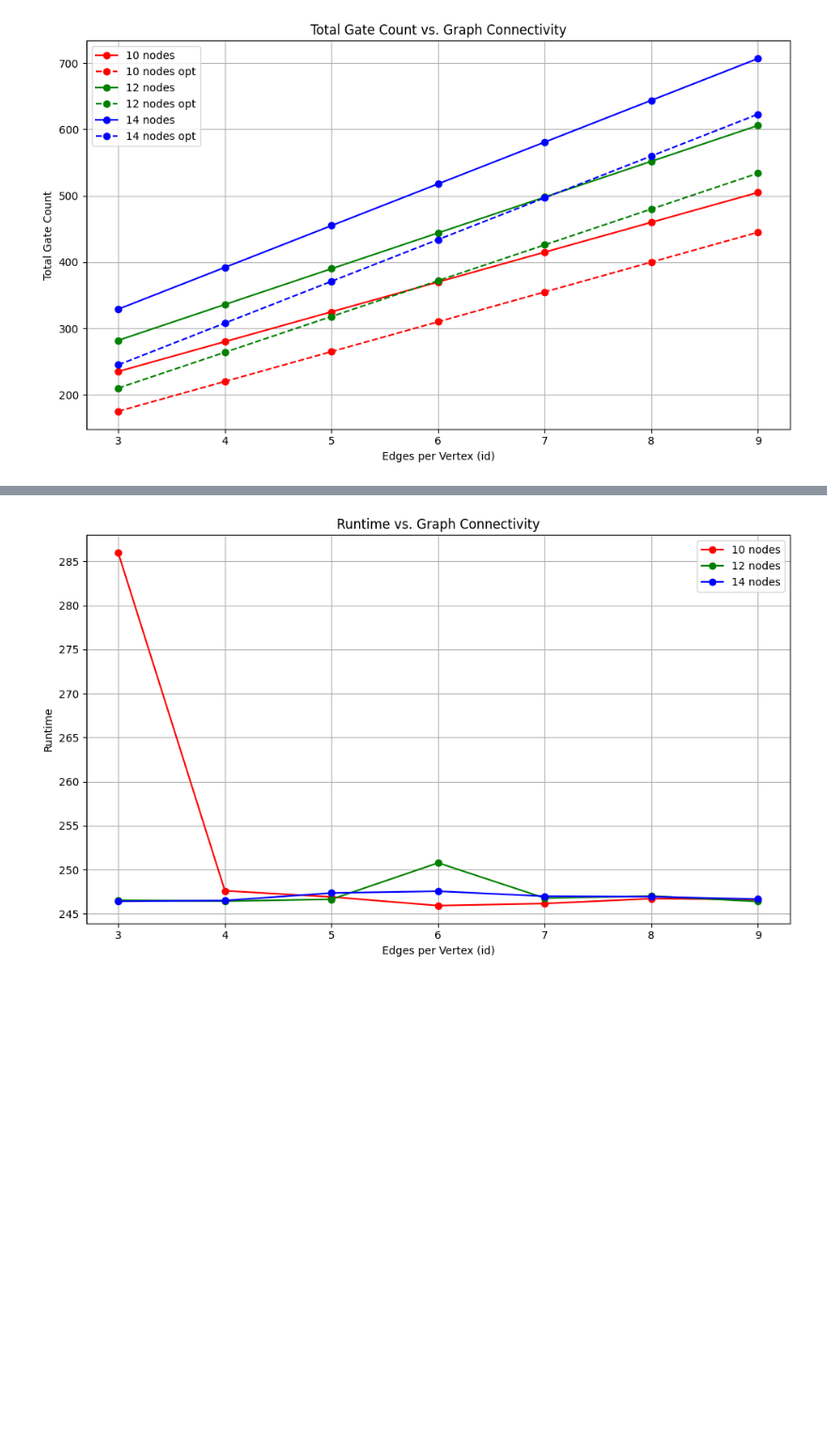
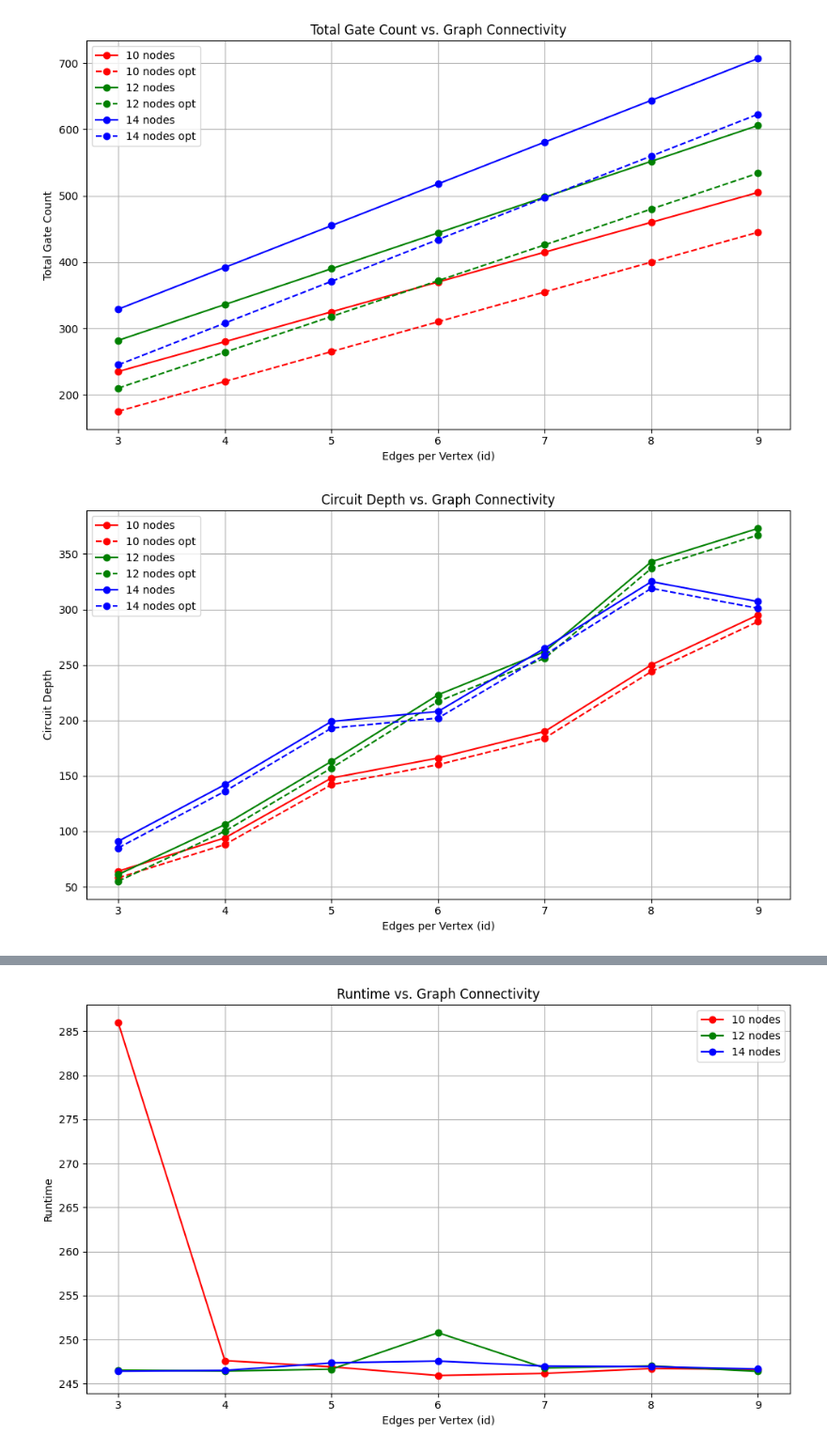
Before and after one commit to melody0123/QAOA4FTQC, a Jupyter notebook: circuit_optimizer.ipynb, the cells around one changed output, grey strips where cells are left out. Shown: that part at 94% size. Cells and saved outputs as stored; diff of their text form; code cells hidden in the pictures; blank space fills up the shorter version.

Commit message:
add logic to collect and draw diagram for circuit depth

```diff
--- a/circuit_optimizer.ipynb
+++ b/circuit_optimizer.ipynb
@@ -91,9 +91,11 @@ except Exception as e:
 
 algo_qcs = {}
 algo_total_gate_counts = {}
+algo_depths = {}
 for n in nodes:
     algo_qcs[n] = {}
     algo_total_gate_counts[n] = {}
+    algo_depths[n] = {}
     for d in degrees:
         if compute_on_the_fly:
             # build a random 3-regular graph with 10 nodes
@@ -128,6 +130,9 @@ for n in nodes:
 
         # collect total gate counts
         algo_total_gate_counts[n][d] = sum(algo_qcs[n][d].count_ops().values())
+
+        # collect circuit depth
+        algo_depths[n][d] = algo_qcs[n][d].depth()
 # %% [output]
 exception happens [Errno 17] File exists: 'algo_level_qc'
 10 nodes 3-regular: {'cx': 90, 'u1': 75, 'u2': 70}
@@ -157,9 +162,11 @@ except Exception as e:
 # optimize circuit with transpilers
 opt_algo_qcs = {}
 opt_algo_total_gate_counts = {}
+opt_algo_depths = {}
 for n in nodes:
     opt_algo_qcs[n] = {}
     opt_algo_total_gate_counts[n] = {}
+    opt_algo_depths[n] = {}
     for d in degrees:
         if compute_on_the_fly:
             # optimize with qiskit
@@ -178,6 +185,9 @@ for n in nodes:
 
         # get total gate counts
         opt_algo_total_gate_counts[n][d] = sum(opt_algo_qcs[n][d].count_ops().values())
+
+        # get circuit depth
+        opt_algo_depths[n][d] = opt_algo_qcs[n][d].depth()
 # %% [output]
 exception happens [Errno 17] File exists: 'opt_algo_qc'
 10 nodes 3-regular: {'cx': 90, 'u1': 45, 'u3': 30, 'u2': 10}
@@ -263,6 +273,11 @@ line_labels_after = ['10 nodes opt', '12 nodes opt', '14 nodes opt']
 draw_comp_diagram(algo_total_gate_counts, opt_algo_total_gate_counts, nodes, degrees, colors, line_labels_before, line_labels_after, 'Total Gate Count')
 # %% [output]
 [figure]
+# %%
+# draw diagram for circuit depth
+draw_comp_diagram(algo_depths, opt_algo_depths, nodes, degrees, colors, line_labels_before, line_labels_after, 'Circuit Depth')
+# %% [output]
+[figure, added]
 # %%
 import time
 import pickle
```
Also changed, not shown: parts of 4 cells of this notebook.
